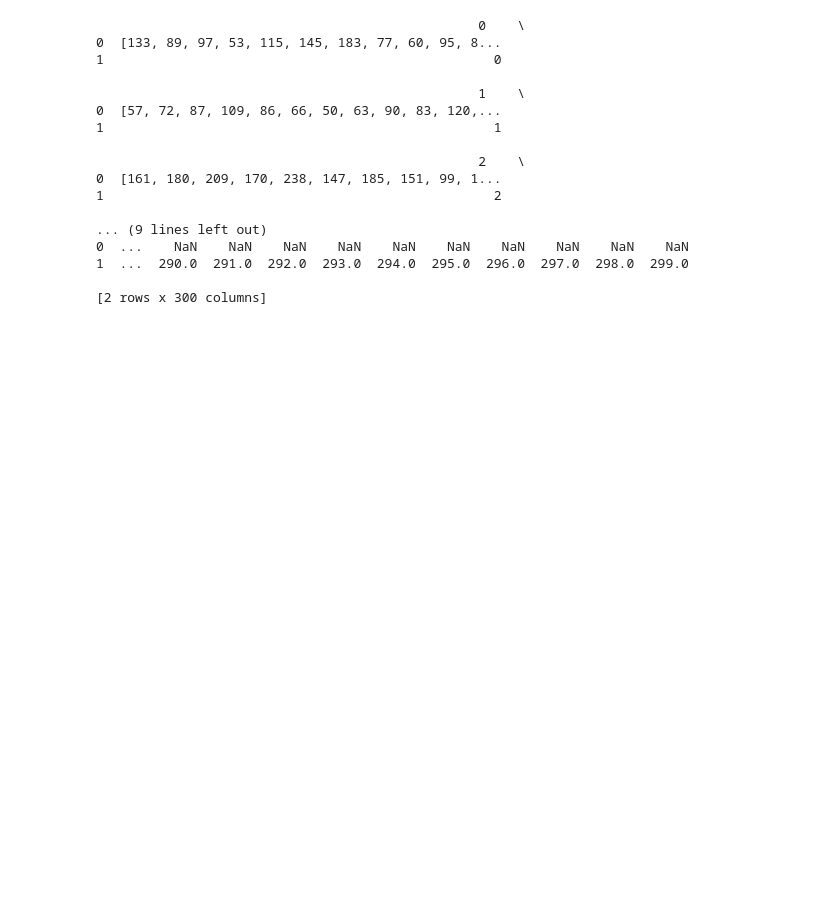
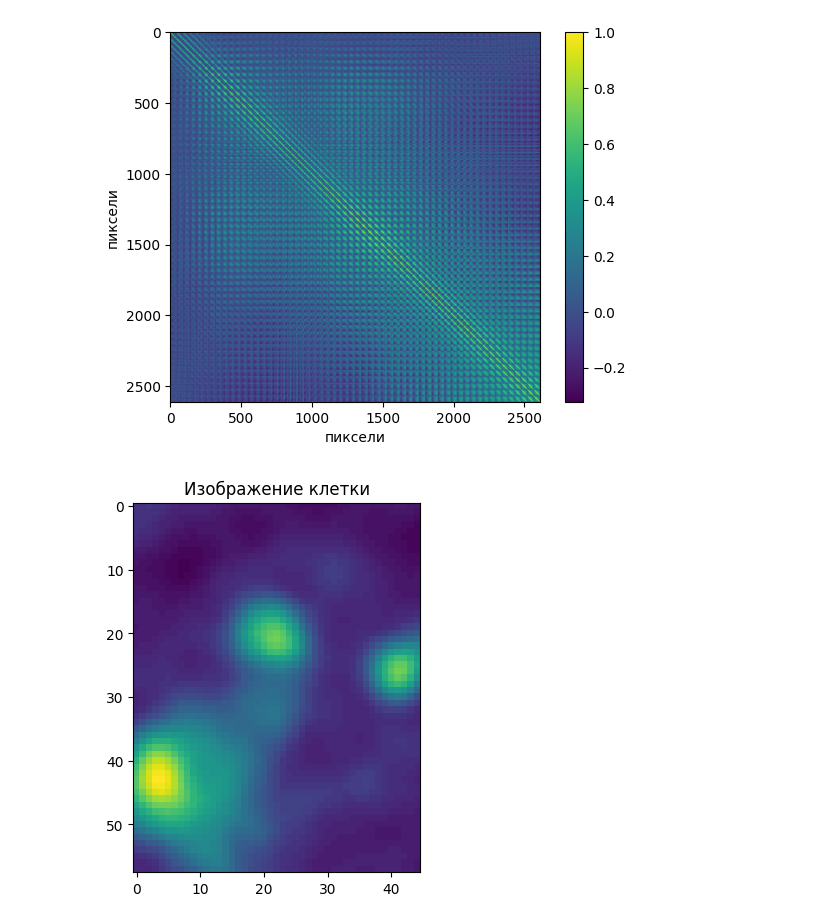
Before and after one commit to AntonVinogradovS/educational_practice, a Jupyter notebook: jpDiplomRefactoring.ipynb, the cells around one changed output. Drawn from its saved outputs; the diff is of its cells as text; code cells hidden in the pictures; blank space fills up the shorter version.

```diff
--- a/jpDiplomRefactoring.ipynb
+++ b/jpDiplomRefactoring.ipynb
@@ -17,13 +17,10 @@ onlyfiles = [ f for f in listdir(mypath) if isfile(join(mypath,f)) ]
 images = numpy.empty(len(onlyfiles), dtype=object)
 arr3D = np.empty((1200,512,512), dtype='uint8')
 for n in range(0, len(onlyfiles)):
-    #tmp = cv2.imread(join(mypath,onlyfiles[n]), 0)
-    #arrTmp = np.asarray(tmp)
-    #arrTmp = cv2.GaussianBlur(arrTmp, (19, 19),0)
-    #images[n] = arrTmp
-    #arr3D[n] = images[n]
-    tmp = Image.open(join(mypath,onlyfiles[n]))
-    images[n] = np.asarray(tmp)
+    tmp = cv2.imread(join(mypath,onlyfiles[n]), 0)
+    arrTmp = np.asarray(tmp)
+    arrTmp = cv2.GaussianBlur(arrTmp, (11, 11),0) #19,19
+    images[n] = arrTmp
     arr3D[n] = images[n]
 # %%
 def bildHist2d(i1, i2, j1, j2):
@@ -270,18 +267,21 @@ def matrixEvclideanDist(i1,i2,j1,j2):
 def corrPair(i1,i2,j1,j2):
     cellOver = arr3D[:300, i1:i2, j1:j2]
     pixelFromTheTopCell = cellOver[:, 20, 23]
-    neighboringPixelForTheTopOne = cellOver[:, 20, 24]
+    neighboringPixelForTheTopOne = cellOver[:, 19, 23]
     pixelFromTheBottomCell = cellOver[:,43,4]
     pixelBetweenTheUpperAndLowerCell = cellOver[:,30,15]
     pixelNeutral = cellOver[:,2,40]
-    df = pd.DataFrame({'Name':['pixelFromTheTopCell', 'neighboringPixelForTheTopOne', 'pixelFromTheBottomCell', 'pixelBetweenTheUpperAndLowerCell','pixelNeutral'],
-                       'value':[pixelFromTheTopCell, neighboringPixelForTheTopOne, pixelFromTheBottomCell, pixelBetweenTheUpperAndLowerCell, pixelNeutral]})
-    time = list(range(cellOver.shape[0]))
+    #df = pd.DataFrame({'Name':['pixelFromTheTopCell', 'neighboringPixelForTheTopOne', 'pixelFromTheBottomCell', 'pixelBetweenTheUpperAndLowerCell','pixelNeutral'],
+     #                  'value':[pixelFromTheTopCell, neighboringPixelForTheTopOne, pixelFromTheBottomCell, pixelBetweenTheUpperAndLowerCell, pixelNeutral]})
+    time = range(cellOver.shape[0])
     res = [pixelFromTheTopCell, neighboringPixelForTheTopOne, pixelFromTheBottomCell, pixelBetweenTheUpperAndLowerCell, pixelNeutral]
-    df = pd.DataFrame([res, time])
-    print(df)
-    sns.pairplot(df, kind="scatter")
-    plt.show()
+    df = pd.DataFrame({'пиксель в верхней кл': pixelFromTheTopCell,
+                      'соседний пиксель в верхней кл' : neighboringPixelForTheTopOne,
+                      'пиксель в нижней кл' : pixelFromTheBottomCell,
+                      'пиксель между верхней и нижней' : pixelBetweenTheUpperAndLowerCell,
+                      'нейтральный пиксель' : pixelNeutral})
+
+    sns.pairplot(df, kind="scatter", markers=["o", "s"])
 # %%
 """bildHist2d(35,53,120,139)
 bildCorrArray(35,53,120,139)
@@ -292,48 +292,34 @@ bildCorrArray(90,115,350,380)
 bildHist2d(275,295,160,195)
 bildCorrArray(275,295,160,195)
 bildHist2d(70,113,475,512)
 bildCorrArray(70,113,475,512)
 bildHist2d(260,280,435,460)
 bildCorrArray(260,280,435,460)
 bildHist2d(400,418,25,50)"""
 #bildCorrArray(400,418,25,50)
 #matrixEvclideanDist(90,115,350,380)
 #bildHist2d(35:53,120:139)
 
 
 
 """matrixEvclideanDist(35,53,120,139)
 
 matrixEvclideanDist(115,133,453,472)
 
 matrixEvclideanDist(90,115,350,380)
 
 matrixEvclideanDist(275,295,160,195)
 
 matrixEvclideanDist(70,113,475,512)
 
 matrixEvclideanDist(260,280,435,460)"""
 
-#matrixEvclideanDist(390,448,15,60)
+matrixEvclideanDist(390,448,15,60)
 corrPair(390,448,15,60)
 #matrixEvclideanDist(400,418,25,50)
 
 #matrixEvclideanDist(255,300,140,210)
+print("11")
 # %% [output]
-                                                 0    \
-0  [133, 89, 97, 53, 115, 145, 183, 77, 60, 95, 8...
-1                                                  0
-
-                                                 1    \
-0  [57, 72, 87, 109, 86, 66, 50, 63, 90, 83, 120,...
-1                                                  1
-
-                                                 2    \
-0  [161, 180, 209, 170, 238, 147, 185, 151, 99, 1...
-1                                                  2
-
-... (9 lines left out)
-0  ...    NaN    NaN    NaN    NaN    NaN    NaN    NaN    NaN    NaN    NaN
-1  ...  290.0  291.0  292.0  293.0  294.0  295.0  296.0  297.0  298.0  299.0
-
-[2 rows x 300 columns]
+[figure, added]
+[figure, added]
```
Also changed, not shown: parts of 1 cell of this notebook.
